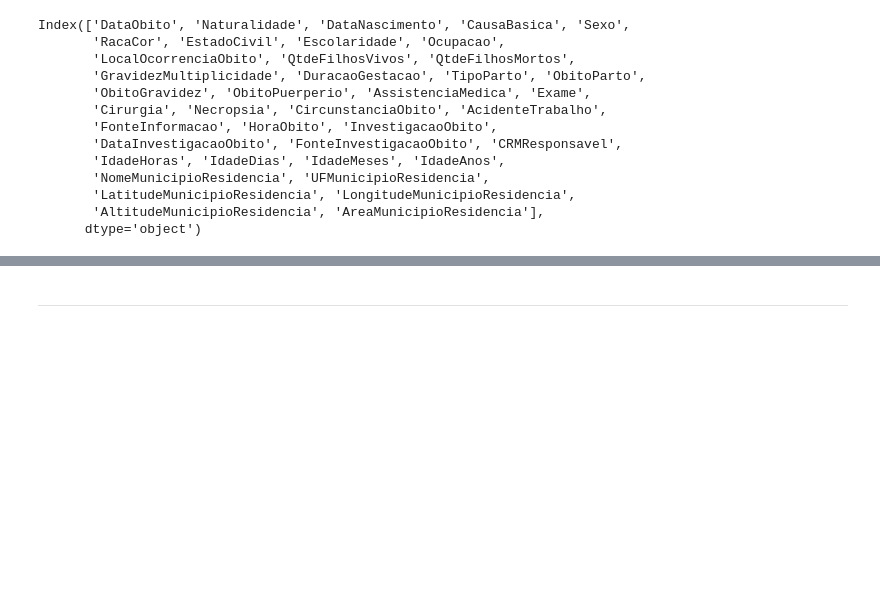
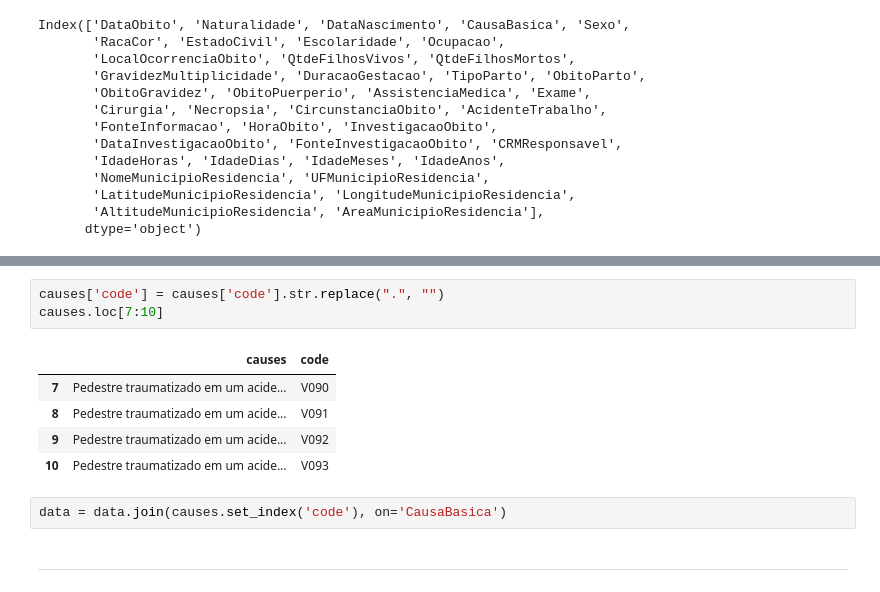
Before and after one commit to soterolab/datasus, a Jupyter notebook: 02-exploring-data.ipynb, the cells around one changed output, grey strips where cells are left out. Saved outputs shown, nothing was run; the diff lists cells and outputs as text; blank space fills up the shorter version.

```diff
--- a/02-exploring-data.ipynb
+++ b/02-exploring-data.ipynb
@@ -55,3 +66,14 @@ Index(['DataObito', 'Naturalidade', 'DataNascimento', 'CausaBasica', 'Sexo',
+# %%
+causes['code'] = causes['code'].str.replace(".", "")
+causes.loc[7:10]
+# %% [output]
+|  | causes | code |
+| 7 | Pedestre traumatizado em um acide... | V090 |
+| 8 | Pedestre traumatizado em um acide... | V091 |
+| 9 | Pedestre traumatizado em um acide... | V092 |
+| 10 | Pedestre traumatizado em um acide... | V093 |
+# %%
+data = data.join(causes.set_index('code'), on='CausaBasica')
 # %% [markdown]
 ***
 # %% [markdown]
```
Also changed, not shown: parts of 2 cells of this notebook.
